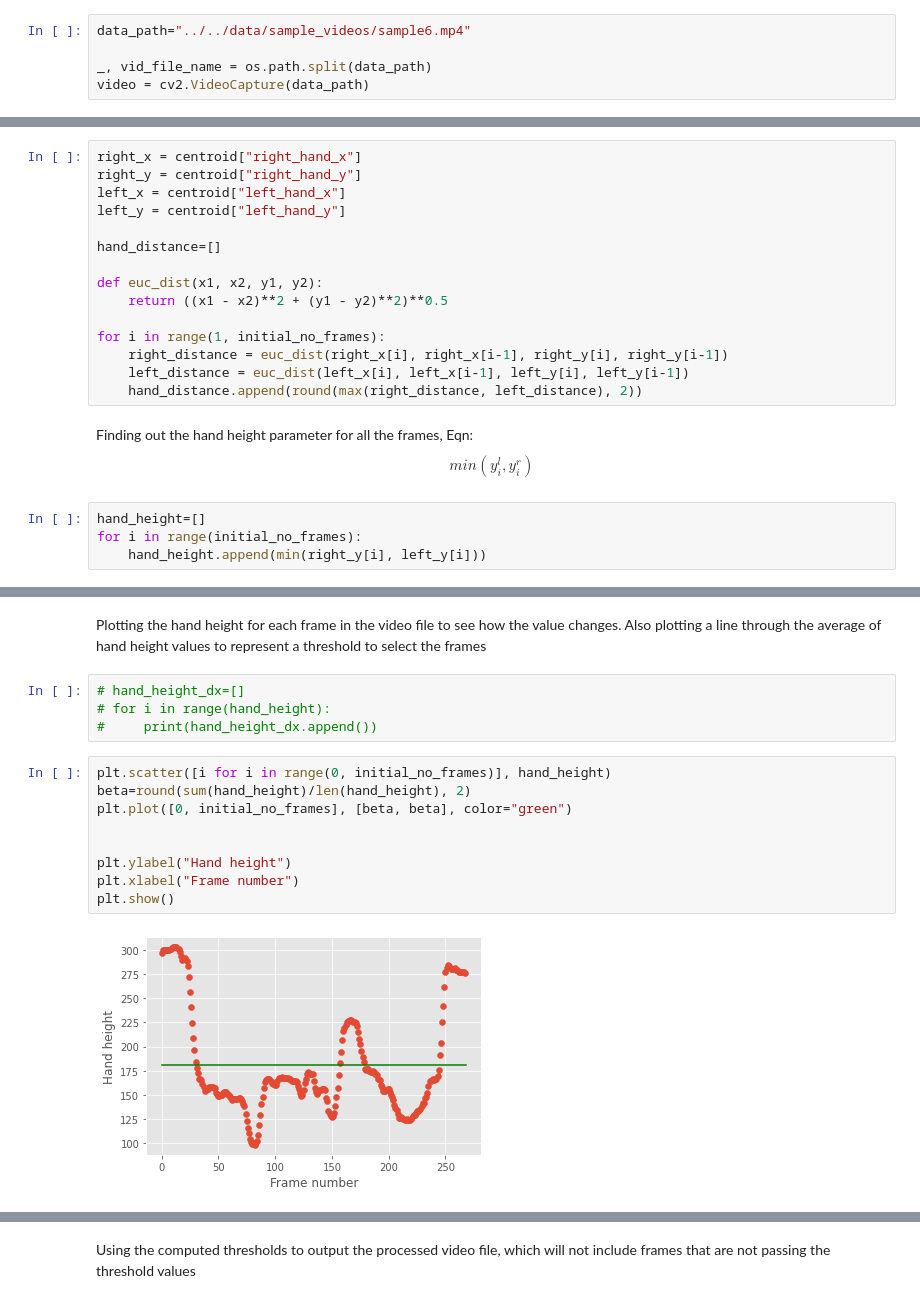
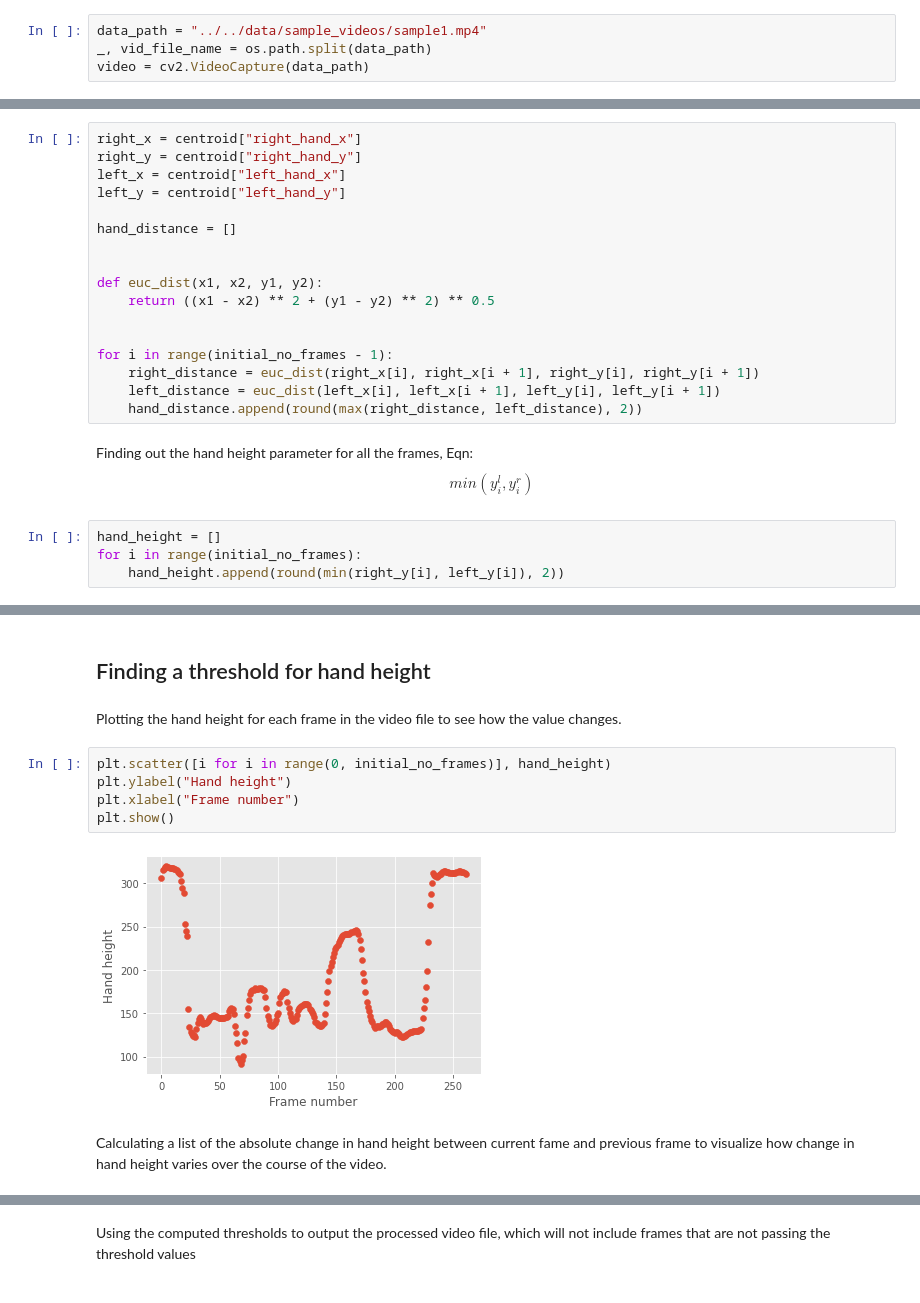
Before and after one commit to codevardhan/amrita-umang-intern, a Jupyter notebook: kt-session-2/assignment/RGB_KFS.ipynb, the cells around one changed output, grey strips where cells are left out. Cells and saved outputs as stored; diff of their text form.

Commit message:
added a new method for finding hand height threshold

```diff
--- a/kt-session-2/assignment/RGB_KFS.ipynb
+++ b/kt-session-2/assignment/RGB_KFS.ipynb
@@ -10,8 +10,7 @@ plt.style.use('ggplot')
 # %% [markdown]
 ## Data Loading
 # %%
-data_path="../../data/sample_videos/sample6.mp4"
-
+data_path = "../../data/sample_videos/sample1.mp4"
 _, vid_file_name = os.path.split(data_path)
 video = cv2.VideoCapture(data_path)
 # %% [markdown]
@@ -128,14 +137,16 @@ right_y = centroid["right_hand_y"]
 left_x = centroid["left_hand_x"]
 left_y = centroid["left_hand_y"]
 
-hand_distance=[]
+hand_distance = []
+
 
 def euc_dist(x1, x2, y1, y2):
-    return ((x1 - x2)**2 + (y1 - y2)**2)**0.5
+    return ((x1 - x2) ** 2 + (y1 - y2) ** 2) ** 0.5
 
-for i in range(1, initial_no_frames):
-    right_distance = euc_dist(right_x[i], right_x[i-1], right_y[i], right_y[i-1])
-    left_distance = euc_dist(left_x[i], left_x[i-1], left_y[i], left_y[i-1])
+
+for i in range(initial_no_frames - 1):
+    right_distance = euc_dist(right_x[i], right_x[i + 1], right_y[i], right_y[i + 1])
+    left_distance = euc_dist(left_x[i], left_x[i + 1], left_y[i], left_y[i + 1])
     hand_distance.append(round(max(right_distance, left_distance), 2))
 # %% [markdown]
 Finding out the hand height parameter for all the frames, Eqn: <br>
@@ -143,6 +154,6 @@ Finding out the hand height parameter for all the frames, Eqn: <br>
 min(y_i^l, y_i^r)
 \end{equation}
 # %%
-hand_height=[]
+hand_height = []
 for i in range(initial_no_frames):
-    hand_height.append(min(right_y[i], left_y[i]))
+    hand_height.append(round(min(right_y[i], left_y[i]), 2))
@@ -161,17 +184,13 @@ plt.show()
+# %% [markdown]
+## Finding a threshold for hand height
 # %% [markdown]
-Plotting the hand height for each frame in the video file to see how the value changes. Also plotting a line through the average of hand height values to represent a threshold to select the frames
+Plotting the hand height for each frame in the video file to see how the value changes.
-# %%
-# hand_height_dx=[]
-# for i in range(hand_height):
-#     print(hand_height_dx.append())
 # %%
 plt.scatter([i for i in range(0, initial_no_frames)], hand_height)
-beta=round(sum(hand_height)/len(hand_height), 2)
-plt.plot([0, initial_no_frames], [beta, beta], color="green")
-
-
 plt.ylabel("Hand height")
 plt.xlabel("Frame number")
 plt.show()
 # %% [output]
-[figure, old version]
+[figure, new version]
+# %% [markdown]
+Calculating a list of the absolute change in hand height between current fame and previous frame to visualize how change in hand height varies over the course of the video.
```
Also changed, not shown: parts of 19 cells of this notebook, 2 other files.
